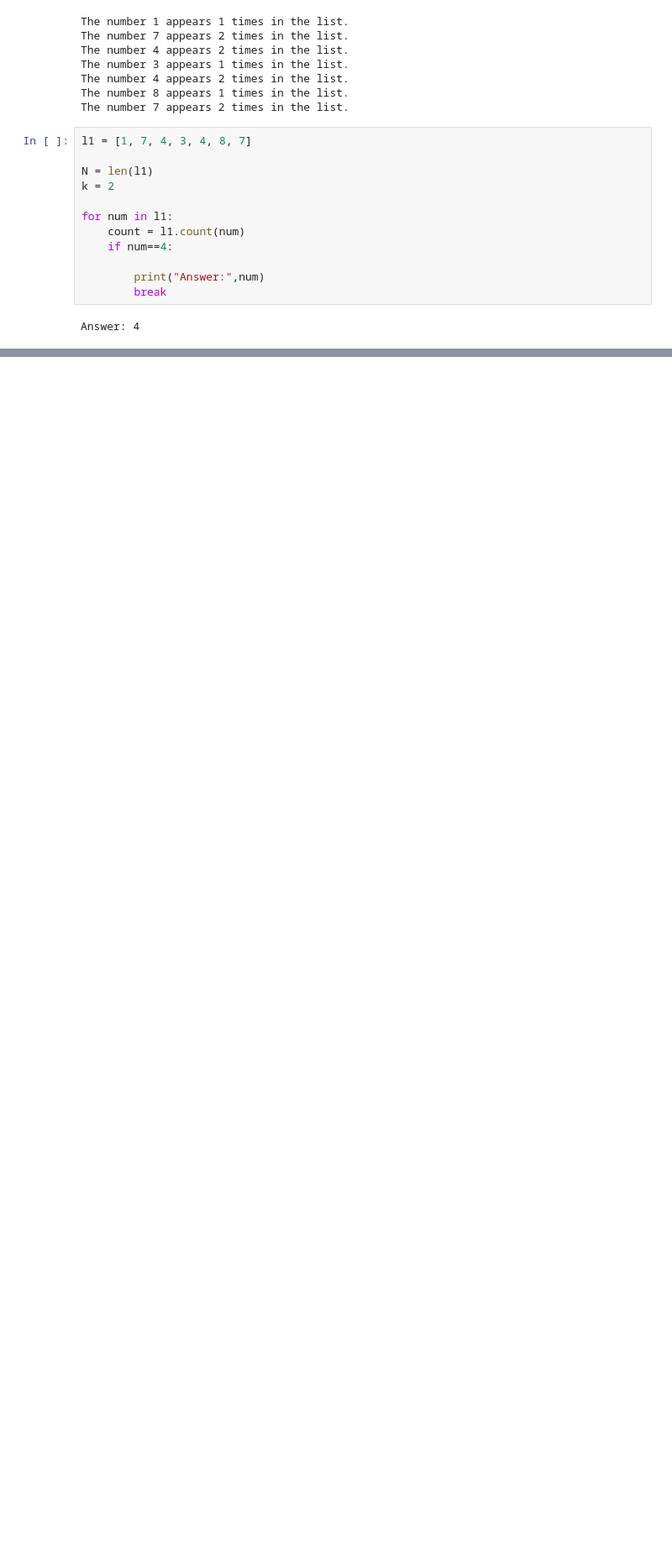
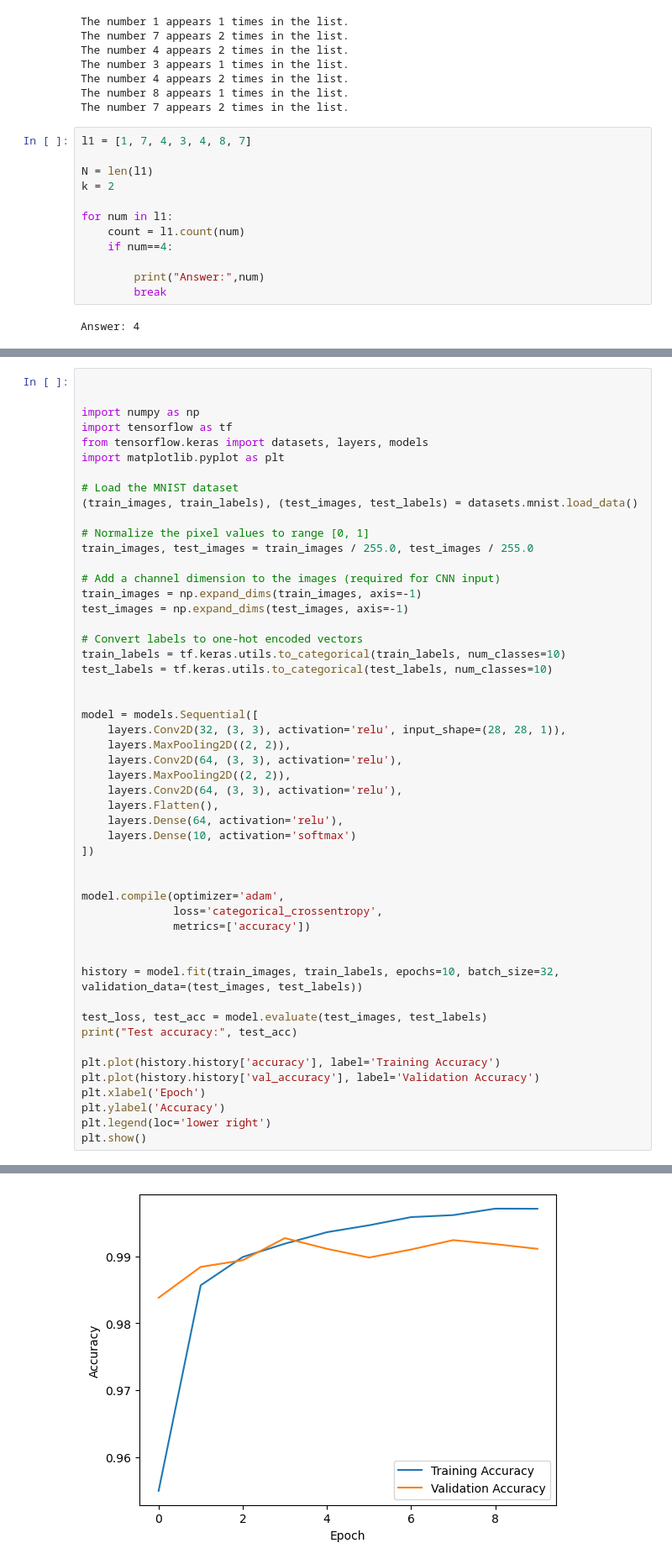
Before and after one commit to Rockyabhishek/Project, a Jupyter notebook: 2.ipynb, the cells around one changed output, grey strips where cells are left out. Shown: that part at 84% size. Drawn from its saved outputs; the diff is of its cells as text; blank space fills up the shorter version.

```diff
--- a/2.ipynb
+++ b/2.ipynb
@@ -232,0 +316,52 @@ Answer: 4
+# %%
+
+
+import numpy as np
+import tensorflow as tf
+from tensorflow.keras import datasets, layers, models
+import matplotlib.pyplot as plt
+
+# Load the MNIST dataset
+(train_images, train_labels), (test_images, test_labels) = datasets.mnist.load_data()
+
+# Normalize the pixel values to range [0, 1]
+train_images, test_images = train_images / 255.0, test_images / 255.0
+
+# Add a channel dimension to the images (required for CNN input)
+train_images = np.expand_dims(train_images, axis=-1)
+test_images = np.expand_dims(test_images, axis=-1)
+
+# Convert labels to one-hot encoded vectors
+train_labels = tf.keras.utils.to_categorical(train_labels, num_classes=10)
+test_labels = tf.keras.utils.to_categorical(test_labels, num_classes=10)
+
+
+model = models.Sequential([
+    layers.Conv2D(32, (3, 3), activation='relu', input_shape=(28, 28, 1)),
+    layers.MaxPooling2D((2, 2)),
+    layers.Conv2D(64, (3, 3), activation='relu'),
+    layers.MaxPooling2D((2, 2)),
+    layers.Conv2D(64, (3, 3), activation='relu'),
+    layers.Flatten(),
+    layers.Dense(64, activation='relu'),
+    layers.Dense(10, activation='softmax')
+])
+
+
+model.compile(optimizer='adam',
+              loss='categorical_crossentropy',
+              metrics=['accuracy'])
+
+
+history = model.fit(train_images, train_labels, epochs=10, batch_size=32, validation_data=(test_images, test_labels))
+
+test_loss, test_acc = model.evaluate(test_images, test_labels)
+print("Test accuracy:", test_acc)
+
+plt.plot(history.history['accuracy'], label='Training Accuracy')
+plt.plot(history.history['val_accuracy'], label='Validation Accuracy')
+plt.xlabel('Epoch')
+plt.ylabel('Accuracy')
+plt.legend(loc='lower right')
+plt.show()
+# %% [output]
@@ -232,0 +385 @@ Answer: 4
+[figure, added]
```
Also changed, not shown: parts of 7 cells of this notebook, 6 other files.
